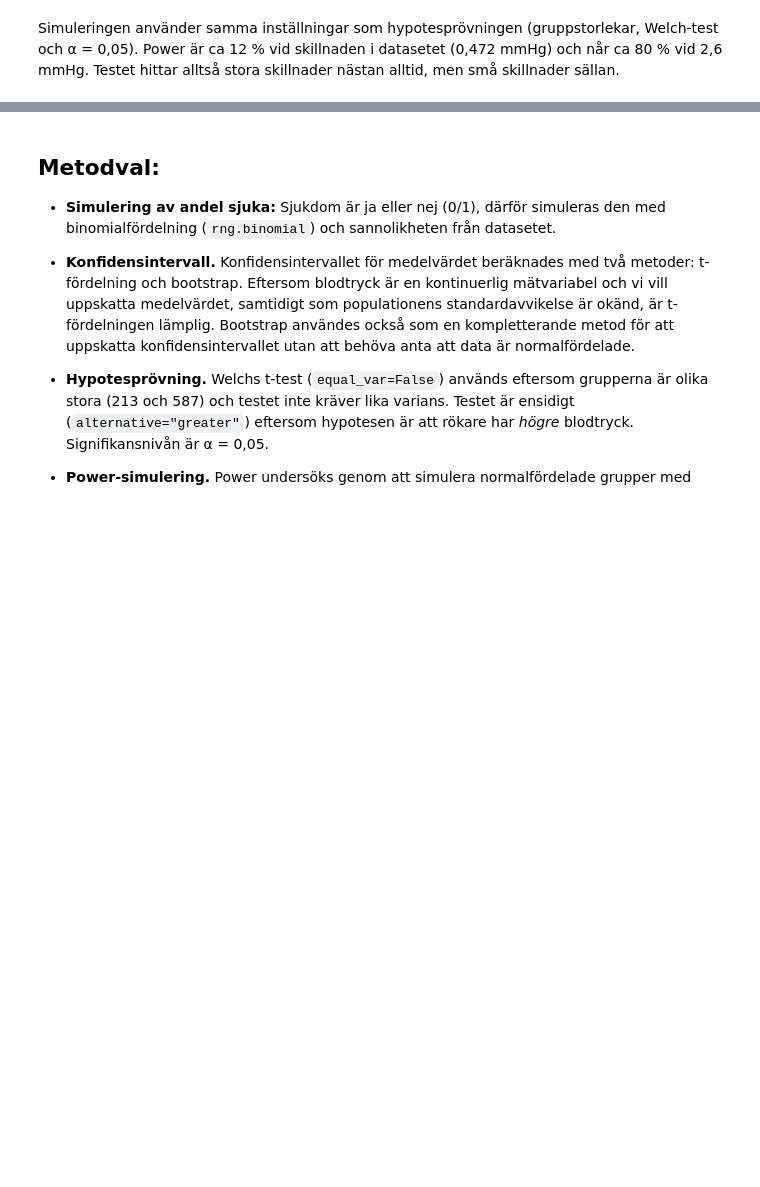
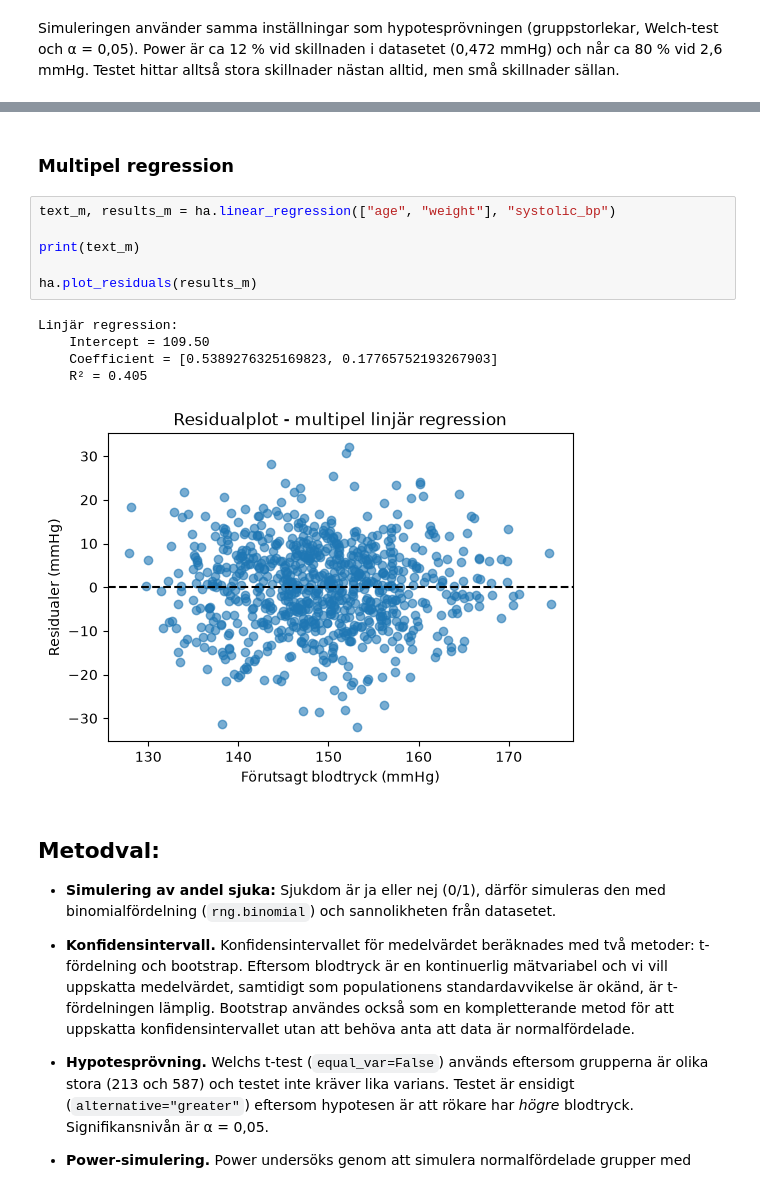
Before and after one commit to Jujbraga/halsostudie, a Jupyter notebook: report.ipynb, the cells around one changed output, grey strips where cells are left out. Cells and saved outputs as stored; diff of their text form; blank space fills up the shorter version.

```diff
--- a/report.ipynb
+++ b/report.ipynb
@@ -150,3 +163,17 @@ Simuleringen använder samma inställningar som hypotesprövningen (gruppstorlek
+# %% [markdown]
+### Multipel regression
+# %%
+text_m, results_m = ha.linear_regression(["age", "weight"], "systolic_bp")
+
+print(text_m)
+
+ha.plot_residuals(results_m)
+# %% [output]
+Linjär regression:
+    Intercept = 109.50
+    Coefficient = [0.5389276325169823, 0.17765752193267903]
+    R² = 0.405
+[figure, added]
 # %% [markdown]
 ## Metodval:
 
```
Also changed, not shown: parts of 3 cells of this notebook, 2 other files.
